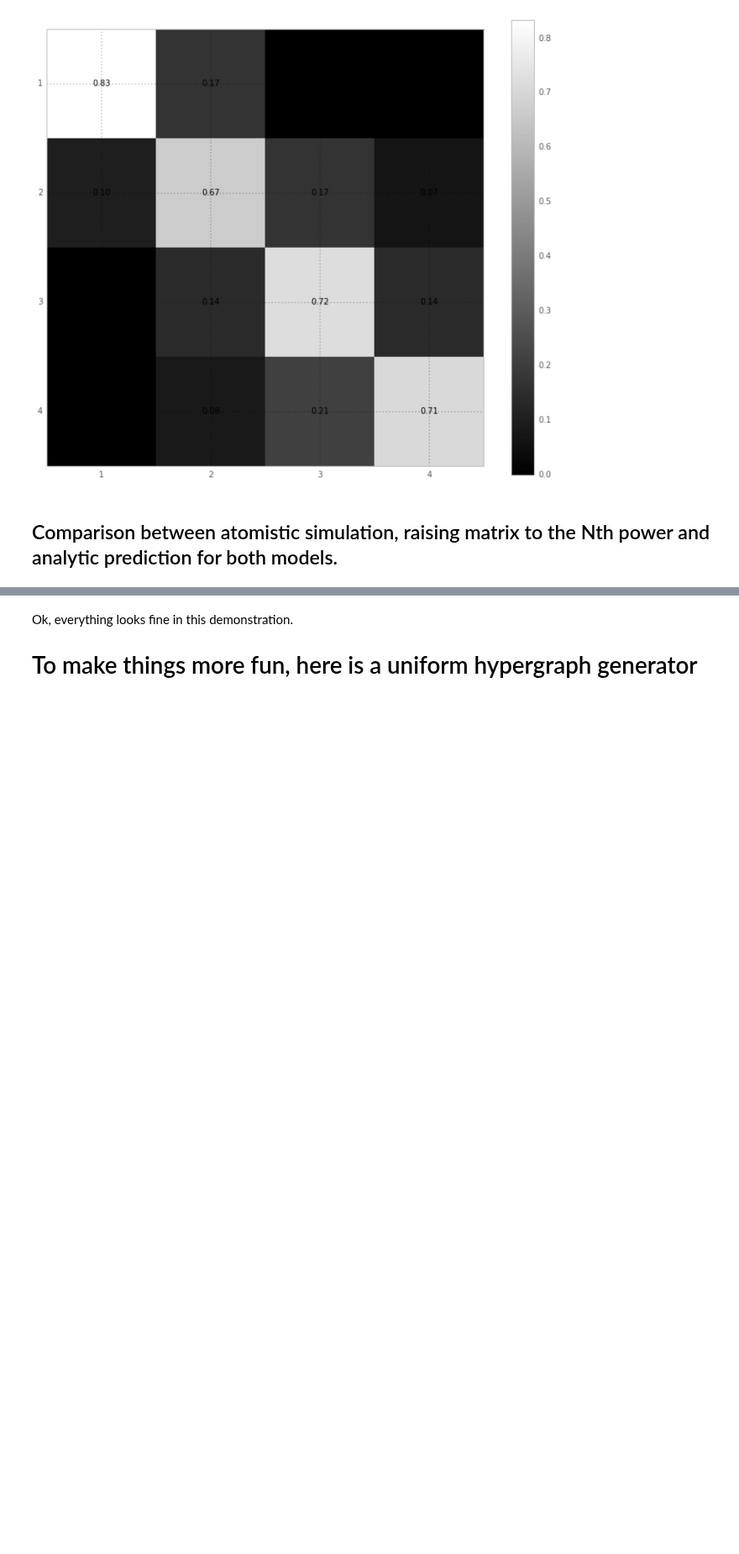
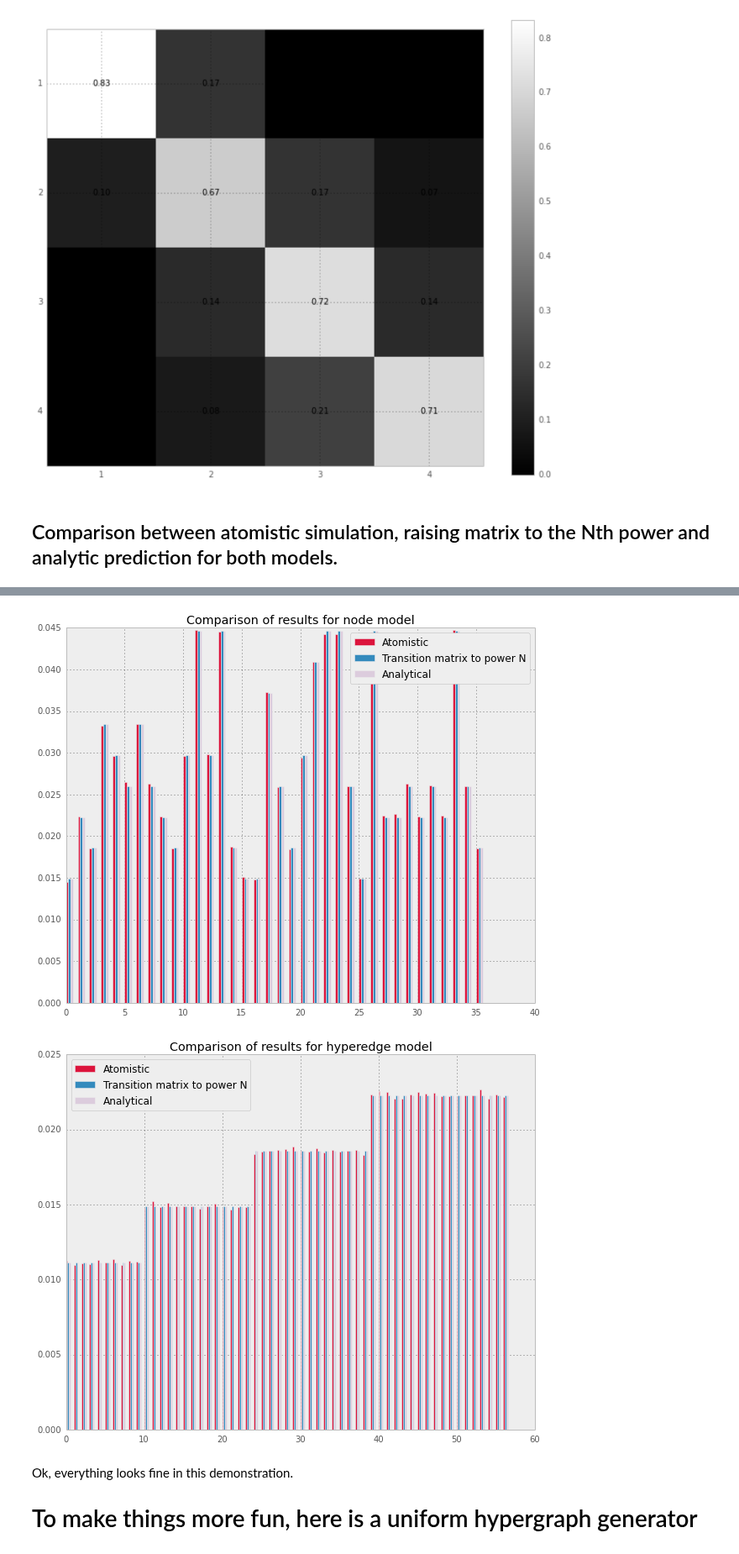
Before and after one commit to ilonajulczuk/hypergraph, a Jupyter notebook: notebooks/Modelling diffusion on hypergraph.ipynb, the cells around one changed output, grey strips where cells are left out. Shown at 84% size. Drawn from its saved outputs; the diff is of its cells as text; code cells hidden in the pictures; blank space fills up the shorter version.

```diff
--- a/notebooks/Modelling diffusion on hypergraph.ipynb
+++ b/notebooks/Modelling diffusion on hypergraph.ipynb
@@ -468,3 +478,9 @@ show_models(HG)
+# %%
+HG = generators.generic_hypergraph(36, ((3, 10), (4, 14), (5, 15), (6, 11)))
+show_models(HG)
+# %% [output]
+[figure, added]
+[figure, added]
 # %% [markdown]
 Ok, everything looks fine in this demonstration.
 
```
Also changed, not shown: parts of 11 cells of this notebook, 1 other file.
